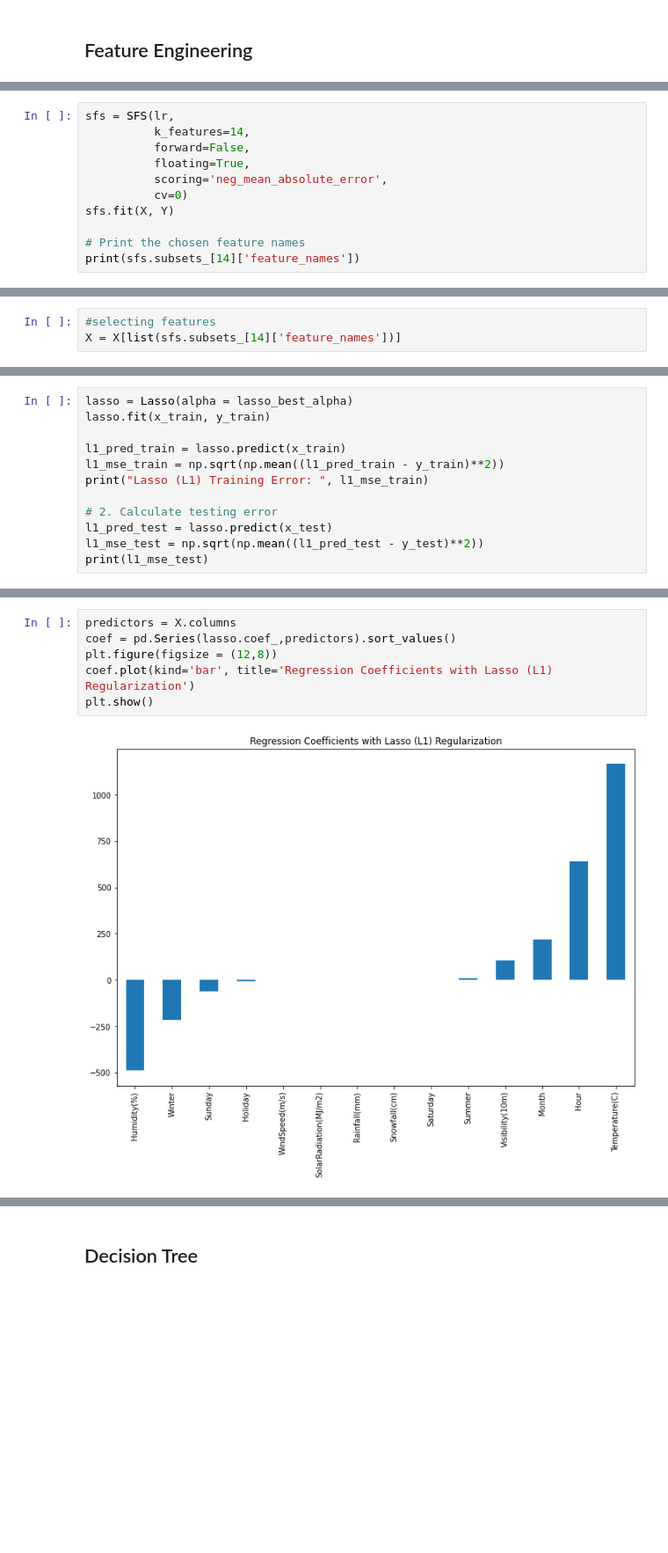
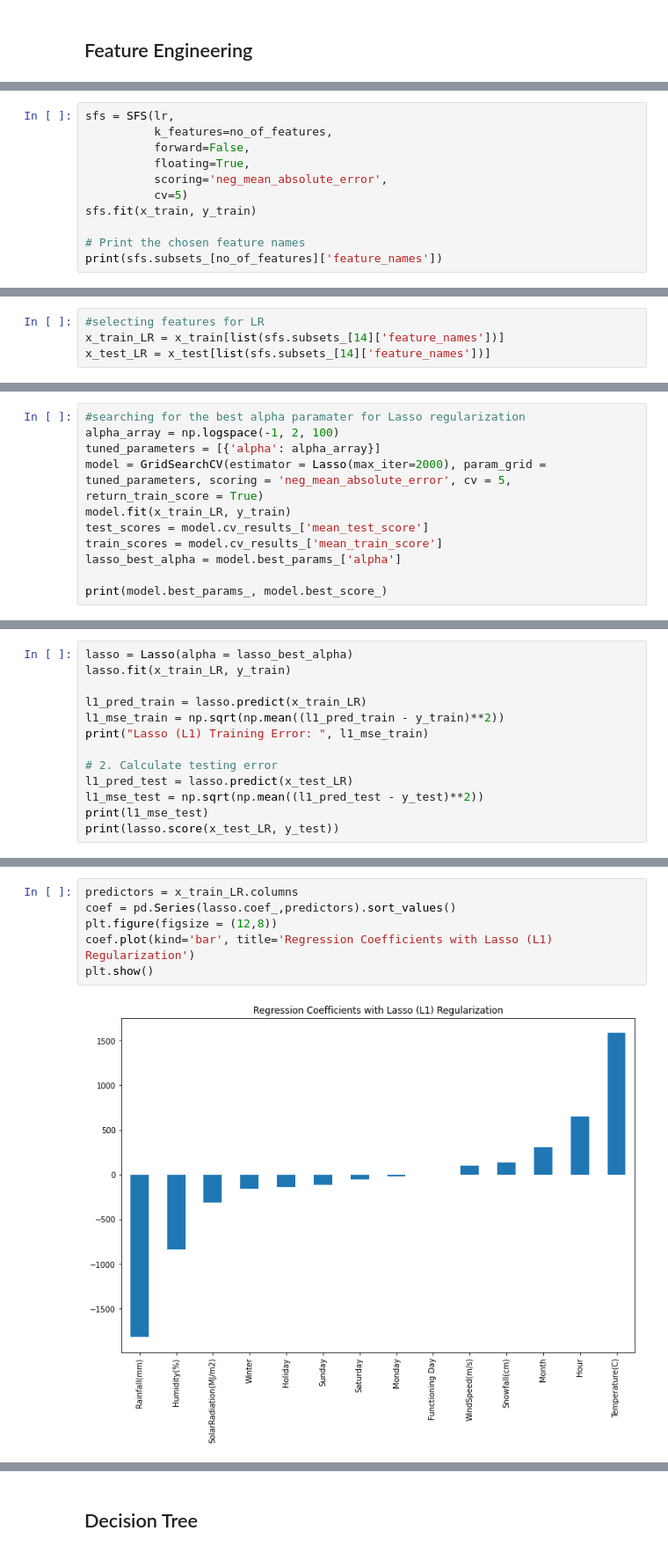
Before and after one commit to R0go/Bikes, a Jupyter notebook: Bikes_project.ipynb, the cells around one changed output, grey strips where cells are left out. Shown at 88% size. Saved outputs shown, nothing was run; the diff lists cells and outputs as text; blank space fills up the shorter version.

```diff
--- a/Bikes_project.ipynb
+++ b/Bikes_project.ipynb
@@ -601,12 +533,12 @@ plt.show()
 # %%
 sfs = SFS(lr,
-          k_features=14,
+          k_features=no_of_features,
           forward=False,
           floating=True,
           scoring='neg_mean_absolute_error',
-          cv=0)
-sfs.fit(X, Y)
+          cv=5)
+sfs.fit(x_train, y_train)
 
 # Print the chosen feature names
-print(sfs.subsets_[14]['feature_names'])
+print(sfs.subsets_[no_of_features]['feature_names'])
 # %% [output]
@@ -614,3 +546,4 @@ print(sfs.subsets_[14]['feature_names'])
 # %%
-#selecting features
-X = X[list(sfs.subsets_[14]['feature_names'])]
+#selecting features for LR
+x_train_LR = x_train[list(sfs.subsets_[14]['feature_names'])]
+x_test_LR = x_test[list(sfs.subsets_[14]['feature_names'])]
@@ -627,0 +550,11 @@ Size of the validation set: 1355
+# %%
+#searching for the best alpha paramater for Lasso regularization
+alpha_array = np.logspace(-1, 2, 100)
+tuned_parameters = [{'alpha': alpha_array}]
+model = GridSearchCV(estimator = Lasso(max_iter=2000), param_grid = tuned_parameters, scoring = 'neg_mean_absolute_error', cv = 5, return_train_score = True)
+model.fit(x_train_LR, y_train)
+test_scores = model.cv_results_['mean_test_score']
+train_scores = model.cv_results_['mean_train_score']
+lasso_best_alpha = model.best_params_['alpha']
+
+print(model.best_params_, model.best_score_)
@@ -628,13 +563,14 @@ Size of the validation set: 1355
 # %%
 lasso = Lasso(alpha = lasso_best_alpha)
-lasso.fit(x_train, y_train)
+lasso.fit(x_train_LR, y_train)
 
-l1_pred_train = lasso.predict(x_train)
+l1_pred_train = lasso.predict(x_train_LR)
 l1_mse_train = np.sqrt(np.mean((l1_pred_train - y_train)**2))
 print("Lasso (L1) Training Error: ", l1_mse_train)
 
 # 2. Calculate testing error
-l1_pred_test = lasso.predict(x_test)
+l1_pred_test = lasso.predict(x_test_LR)
 l1_mse_test = np.sqrt(np.mean((l1_pred_test - y_test)**2))
 print(l1_mse_test)
+print(lasso.score(x_test_LR, y_test))
 # %% [output]
@@ -643,8 +580,8 @@ Lasso (L1) Training Error:  440.96361450561864
 # %%
-predictors = X.columns
+predictors = x_train_LR.columns
 coef = pd.Series(lasso.coef_,predictors).sort_values()
 plt.figure(figsize = (12,8))
 coef.plot(kind='bar', title='Regression Coefficients with Lasso (L1) Regularization')
 plt.show()
 # %% [output]
-[figure, old version]
+[figure, new version]
```
Also changed, not shown: parts of 63 cells of this notebook.
